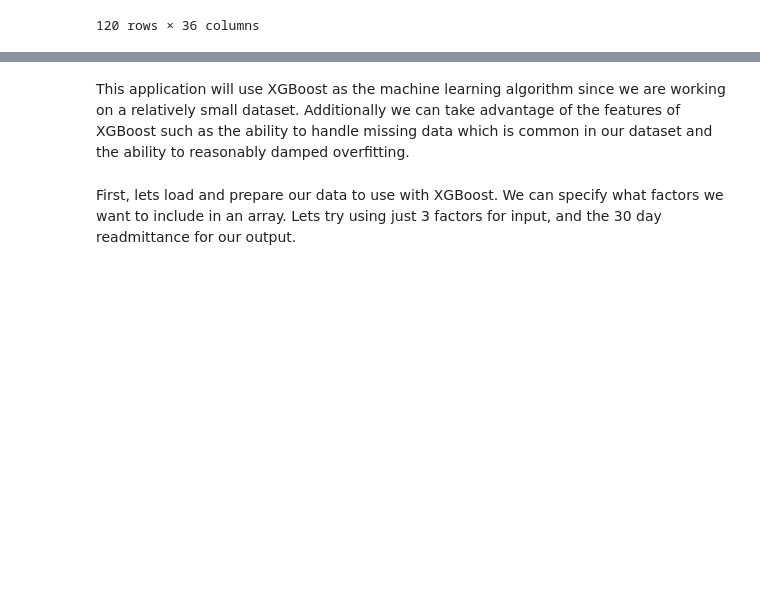
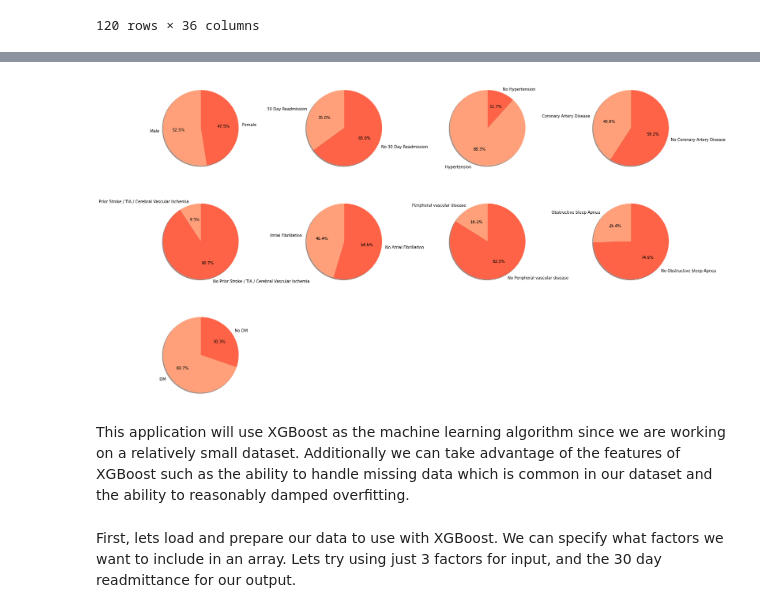
Before and after one commit to Ericzklm/Heart-Failure-ML, a Jupyter notebook: Heart_Failure_Retrospective_Analysis_ML.ipynb, the cells around one changed output, grey strips where cells are left out. Saved outputs shown, nothing was run; the diff lists cells and outputs as text; code cells hidden in the pictures; blank space fills up the shorter version.

```diff
--- a/Heart_Failure_Retrospective_Analysis_ML.ipynb
+++ b/Heart_Failure_Retrospective_Analysis_ML.ipynb
@@ -98,3 +115,45 @@ CHFdata
+# %%
+pie = plt.figure(figsize=(25,15))
+
+pie.add_subplot(3,4,1)
+sizes = [CHFdata.loc[CHFdata['Gender'] == 'M'].shape[0], CHFdata.loc[CHFdata['Gender'] == 'F'].shape[0]]
+plt.pie(sizes, labels=['Male', 'Female'], colors=['lightsalmon', 'tomato'], autopct='%1.1f%%', shadow=True, startangle=90)
+
+pie.add_subplot(3,4,2)
+sizes = [CHFdata.loc[CHFdata['30 day readmission'] == 1].shape[0], CHFdata.loc[CHFdata['30 day readmission'] == 0].shape[0]]
+plt.pie(sizes, labels=['30 Day Readmission', 'No 30 Day Readmission'], colors=['lightsalmon', 'tomato'], autopct='%1.1f%%', shadow=True, startangle=90)
+
+pie.add_subplot(3,4,3)
+sizes = [CHFdata.loc[CHFdata['Hypertension'] == 1].shape[0], CHFdata.loc[CHFdata['Hypertension'] == 0].shape[0]]
+plt.pie(sizes, labels=['Hypertension ', 'No Hypertension'], colors=['lightsalmon', 'tomato'], autopct='%1.1f%%', shadow=True, startangle=90)
+
+pie.add_subplot(3,4,4)
+sizes = [CHFdata.loc[CHFdata['Coronary Artery Disease'] == 1].shape[0], CHFdata.loc[CHFdata['Coronary Artery Disease'] == 0].shape[0]]
+plt.pie(sizes, labels=['Coronary Artery Disease ', 'No Coronary Artery Disease'], colors=['lightsalmon', 'tomato'], autopct='%1.1f%%', shadow=True, startangle=90)
+
+pie.add_subplot(3,4,5)
+sizes = [CHFdata.loc[CHFdata['Prior Stroke / TIA / Cerebral Vascular Ischemia'] == 1].shape[0], CHFdata.loc[CHFdata['Prior Stroke / TIA / Cerebral Vascular Ischemia'] == 0].shape[0]]
+plt.pie(sizes, labels=['Prior Stroke / TIA / Cerebral Vascular Ischemia', 'No Prior Stroke / TIA / Cerebral Vascular Ischemia'], colors=['lightsalmon', 'tomato'], autopct='%1.1f%%', shadow=True, startangle=90)
+
+pie.add_subplot(3,4,6)
+sizes = [CHFdata.loc[CHFdata['Atrial Fibrillation'] == 1].shape[0], CHFdata.loc[CHFdata['Atrial Fibrillation'] == 0].shape[0]]
+plt.pie(sizes, labels=['Atrial Fibrillation ', 'No Atrial Fibrillation'], colors=['lightsalmon', 'tomato'], autopct='%1.1f%%', shadow=True, startangle=90)
+
+pie.add_subplot(3,4,7)
+sizes = [CHFdata.loc[CHFdata['Peripheral vascular disease'] == 1].shape[0], CHFdata.loc[CHFdata['Peripheral vascular disease'] == 0].shape[0]]
+plt.pie(sizes, labels=['Peripheral vascular disease ', 'No Peripheral vascular disease'], colors=['lightsalmon', 'tomato'], autopct='%1.1f%%', shadow=True, startangle=90)
+
+pie.add_subplot(3,4,8)
+sizes = [CHFdata.loc[CHFdata['Obstructive Sleep Apnea'] == 1].shape[0], CHFdata.loc[CHFdata['Obstructive Sleep Apnea'] == 0].shape[0]]
+plt.pie(sizes, labels=['Obstructive Sleep Apnea ', 'No Obstructive Sleep Apnea'], colors=['lightsalmon', 'tomato'], autopct='%1.1f%%', shadow=True, startangle=90)
+
+pie.add_subplot(3,4,9)
+sizes = [CHFdata.loc[CHFdata['DM'] == 1].shape[0], CHFdata.loc[CHFdata['DM'] == 0].shape[0]]
+plt.pie(sizes, labels=['DM ', 'No DM'], colors=['lightsalmon', 'tomato'], autopct='%1.1f%%', shadow=True, startangle=90)
+
+plt.show()
+# %% [output]
+[figure, added]
 # %% [markdown]
 This application will use XGBoost as the machine learning algorithm since we are working on a relatively small dataset. Additionally we can take advantage of the features of XGBoost such as the ability to handle missing data which is common in our dataset and the ability to reasonably damped overfitting.
 # %% [markdown]
```
Also changed, not shown: parts of 4 cells of this notebook.
